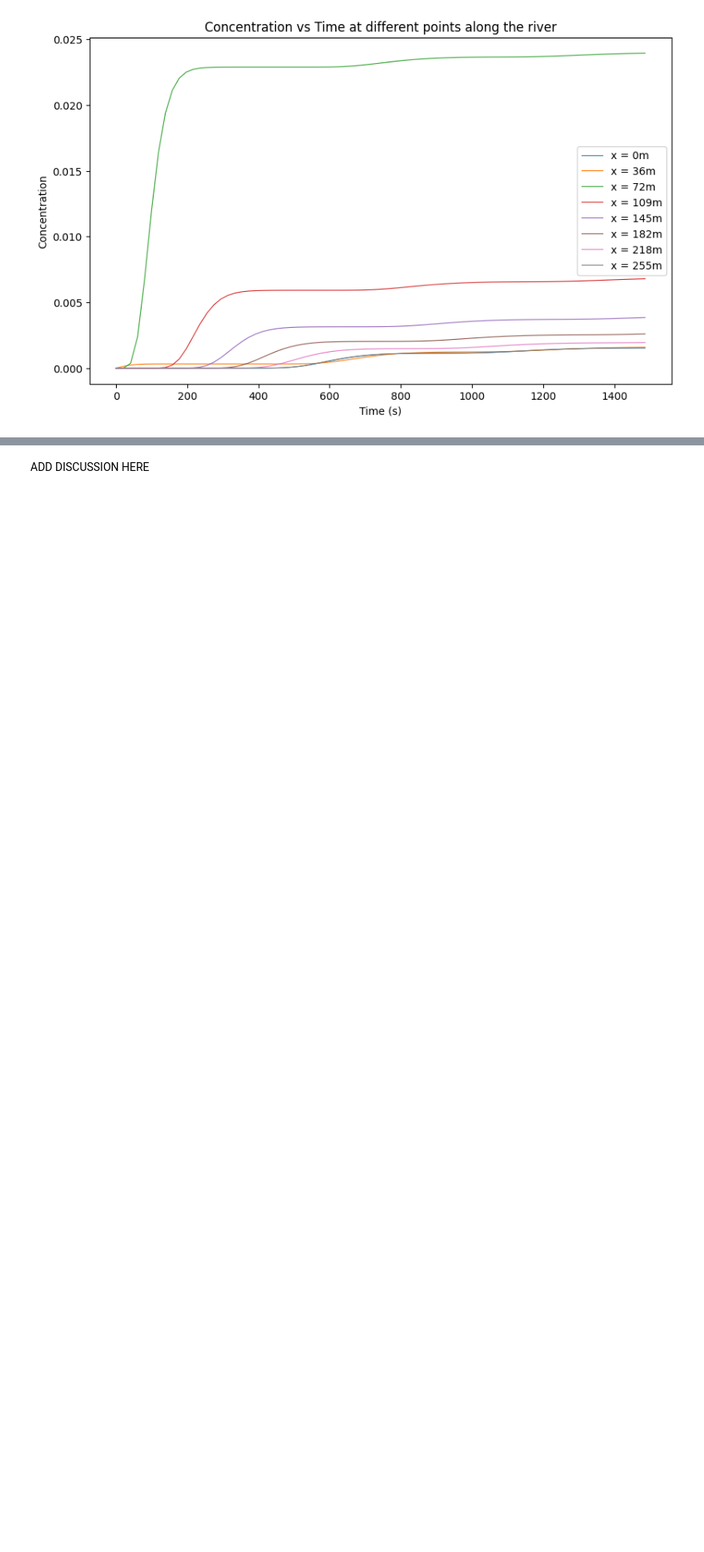
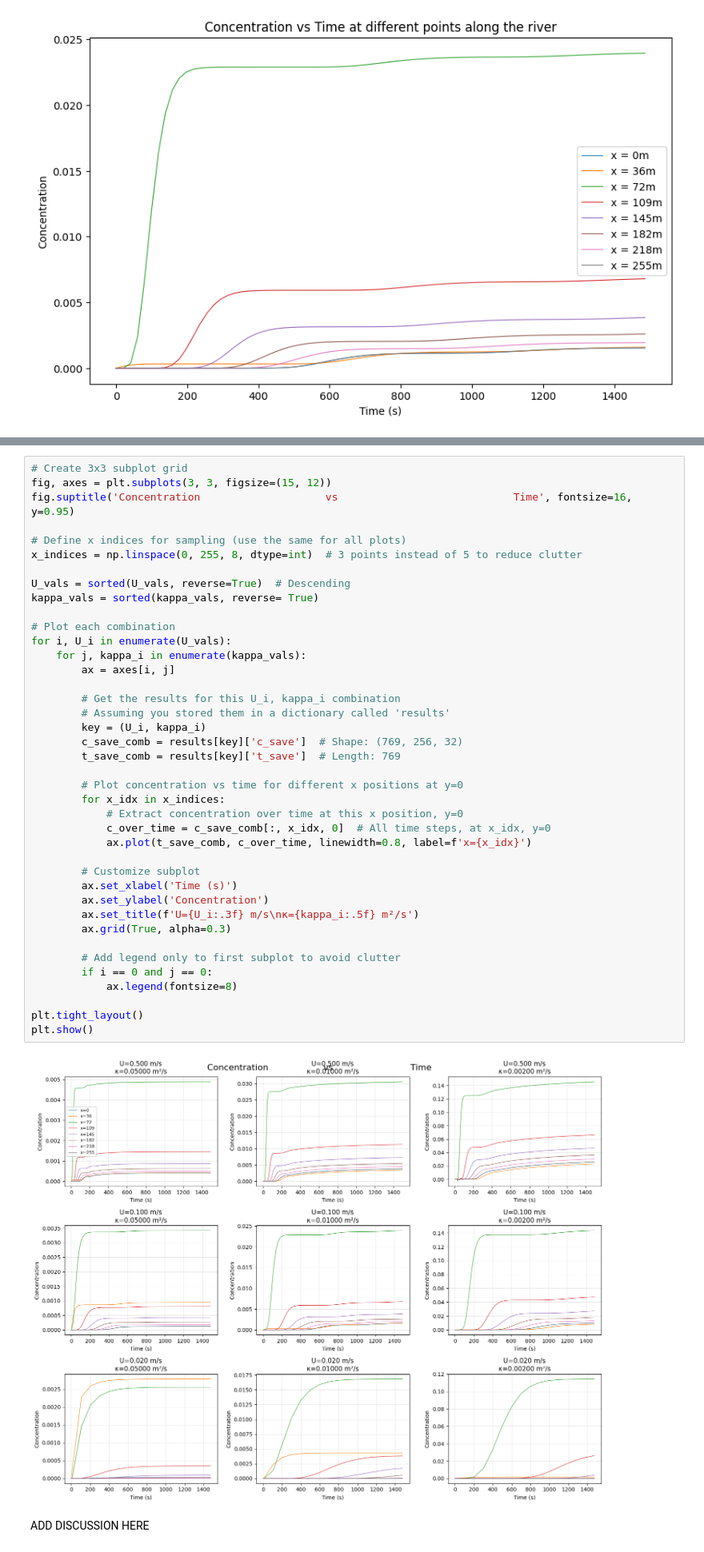
Before and after one commit to Hafeez1002/QCES, a Jupyter notebook: Project2_transport.ipynb, the cells around one changed output, grey strips where cells are left out. Shown at 80% size. Drawn from its saved outputs; the diff is of its cells as text; blank space fills up the shorter version.

```diff
--- a/Project2_transport.ipynb
+++ b/Project2_transport.ipynb
@@ -558,3 +658,45 @@ plt.show()
+# %%
+# Create 3x3 subplot grid
+fig, axes = plt.subplots(3, 3, figsize=(15, 12))
+fig.suptitle('Concentration                    vs                            Time', fontsize=16, y=0.95)
+
+# Define x indices for sampling (use the same for all plots)
+x_indices = np.linspace(0, 255, 8, dtype=int)  # 3 points instead of 5 to reduce clutter
+
+U_vals = sorted(U_vals, reverse=True)  # Descending
+kappa_vals = sorted(kappa_vals, reverse= True)
+
+# Plot each combination
+for i, U_i in enumerate(U_vals):
+    for j, kappa_i in enumerate(kappa_vals):
+        ax = axes[i, j]
+
+        # Get the results for this U_i, kappa_i combination
+        # Assuming you stored them in a dictionary called 'results'
+        key = (U_i, kappa_i)
+        c_save_comb = results[key]['c_save']  # Shape: (769, 256, 32)
+        t_save_comb = results[key]['t_save']  # Length: 769
+
+        # Plot concentration vs time for different x positions at y=0
+        for x_idx in x_indices:
+            # Extract concentration over time at this x position, y=0
+            c_over_time = c_save_comb[:, x_idx, 0]  # All time steps, at x_idx, y=0
+            ax.plot(t_save_comb, c_over_time, linewidth=0.8, label=f'x={x_idx}')
+
+        # Customize subplot
+        ax.set_xlabel('Time (s)')
+        ax.set_ylabel('Concentration')
+        ax.set_title(f'U={U_i:.3f} m/s\nκ={kappa_i:.5f} m²/s')
+        ax.grid(True, alpha=0.3)
+
+        # Add legend only to first subplot to avoid clutter
+        if i == 0 and j == 0:
+            ax.legend(fontsize=8)
+
+plt.tight_layout()
+plt.show()
+# %% [output]
+[figure, added]
 # %% [markdown]
 ADD DISCUSSION HERE
 # %% [markdown]
```
Also changed, not shown: parts of 2 cells of this notebook.
